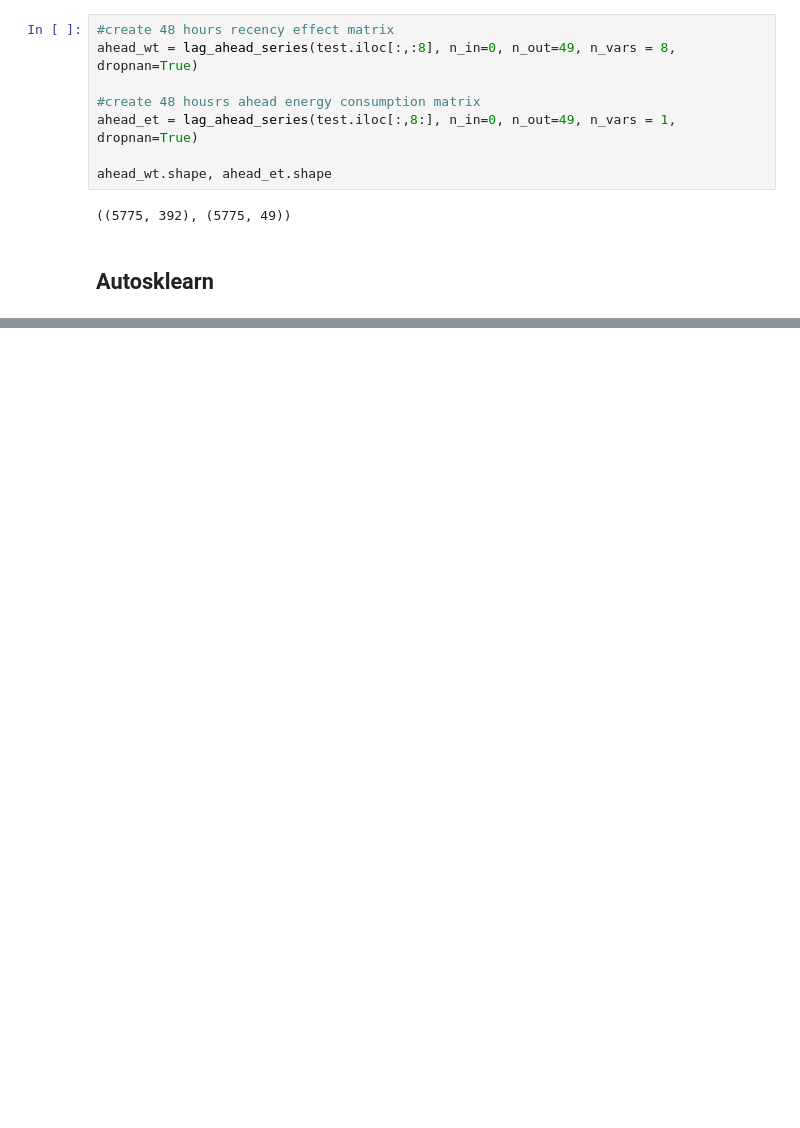
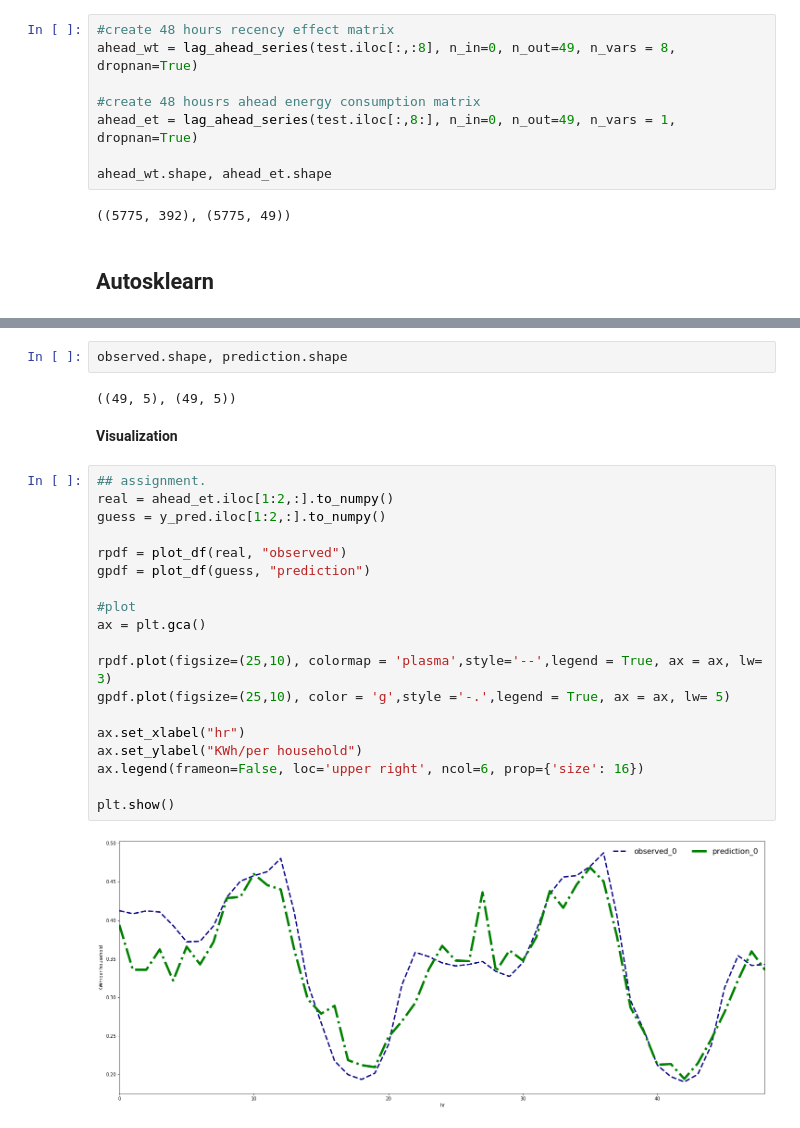
Before and after one commit to charlesfu4/MT, a Jupyter notebook: autosklearn/hourly_forecast_ask.ipynb, the cells around one changed output, grey strips where cells are left out. Saved outputs shown, nothing was run; the diff lists cells and outputs as text; blank space fills up the shorter version.

```diff
--- a/autosklearn/hourly_forecast_ask.ipynb
+++ b/autosklearn/hourly_forecast_ask.ipynb
@@ -145,3 +253,30 @@ yhat = cls.predict(ahead_wt.iloc[:100,:8])
+# %%
+observed.shape, prediction.shape
+# %% [output]
+((49, 5), (49, 5))
+# %% [markdown]
+**Visualization**
+# %%
+## assignment.
+real = ahead_et.iloc[1:2,:].to_numpy()
+guess = y_pred.iloc[1:2,:].to_numpy()
+
+rpdf = plot_df(real, "observed")
+gpdf = plot_df(guess, "prediction")
+
+#plot
+ax = plt.gca()
+
+rpdf.plot(figsize=(25,10), colormap = 'plasma',style='--',legend = True, ax = ax, lw= 3)
+gpdf.plot(figsize=(25,10), color = 'g',style ='-.',legend = True, ax = ax, lw= 5)
+
+ax.set_xlabel("hr")
+ax.set_ylabel("KWh/per household")
+ax.legend(frameon=False, loc='upper right', ncol=6, prop={'size': 16})
+
+plt.show()
+# %% [output]
+[figure, added]
 # %%
 cls.get_models_with_weights()
 # %% [output]
```
Also changed, not shown: parts of 56 cells of this notebook.
